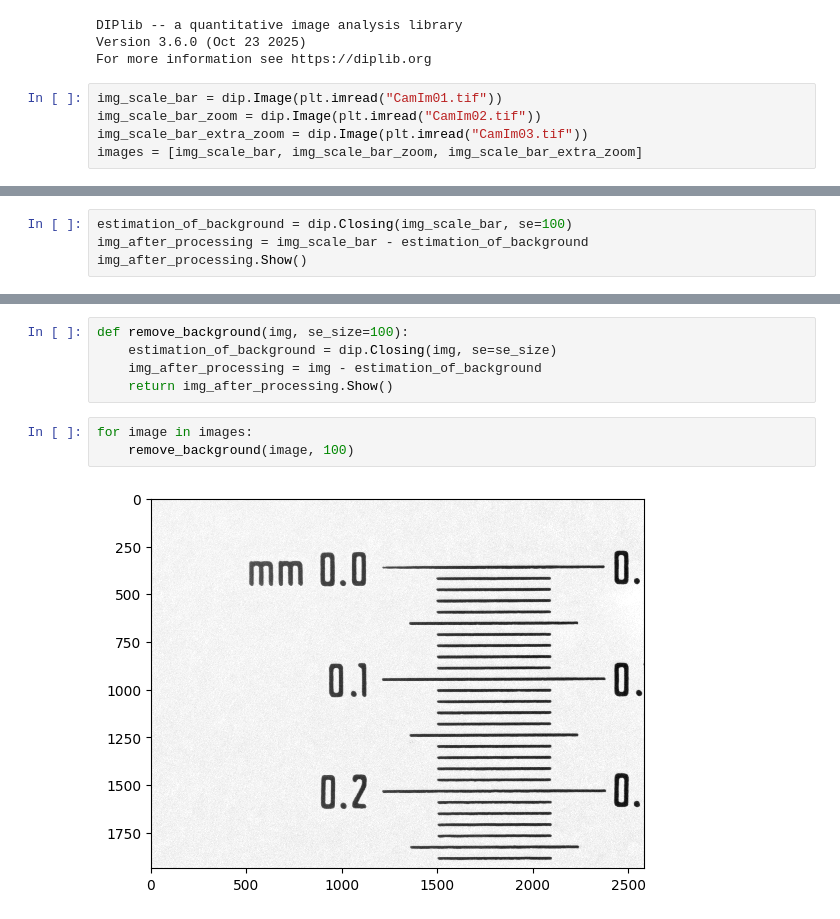
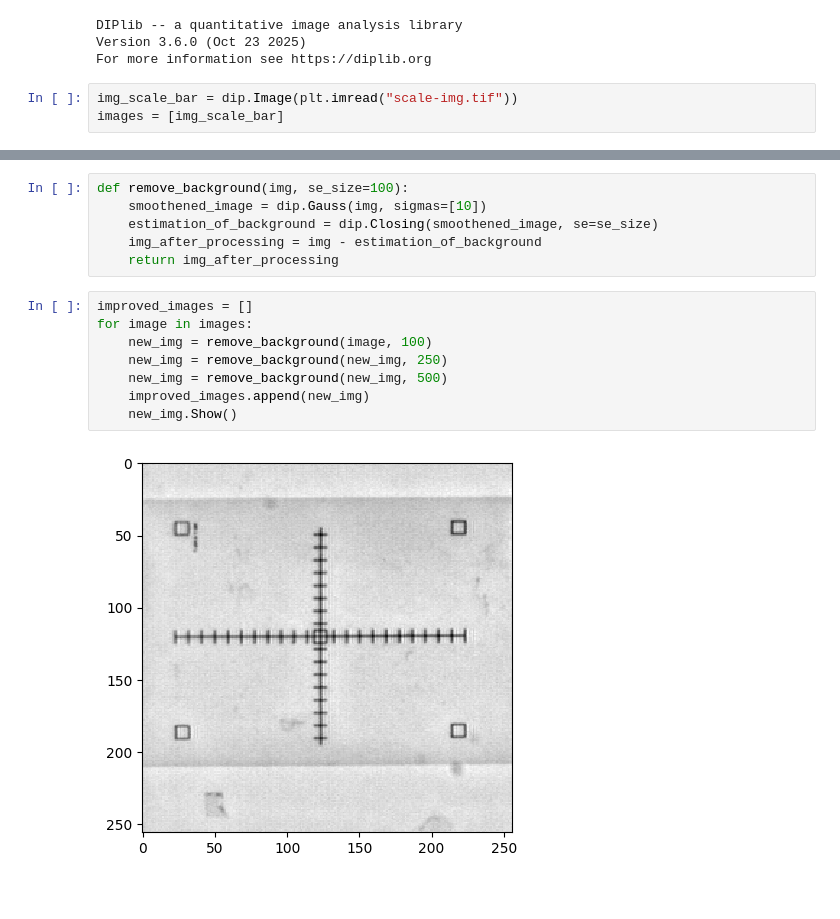
Before and after one commit to sheylle1/ImageAnalysis_Assignments, a Jupyter notebook: Assignment3/Assignment3_part2.ipynb, the cells around one changed output, grey strips where cells are left out. Saved outputs shown, nothing was run; the diff lists cells and outputs as text.

```diff
--- a/Assignment3/Assignment3_part2.ipynb
+++ b/Assignment3/Assignment3_part2.ipynb
@@ -8,10 +8,8 @@ DIPlib -- a quantitative image analysis library
 Version 3.6.0 (Oct 23 2025)
 For more information see https://diplib.org
 # %%
-img_scale_bar = dip.Image(plt.imread("CamIm01.tif"))
-img_scale_bar_zoom = dip.Image(plt.imread("CamIm02.tif"))
-img_scale_bar_extra_zoom = dip.Image(plt.imread("CamIm03.tif"))
-images = [img_scale_bar, img_scale_bar_zoom, img_scale_bar_extra_zoom]
+img_scale_bar = dip.Image(plt.imread("scale-img.tif"))
+images = [img_scale_bar]
 # %%
 img_scale_bar.Show()
 # %% [output]
@@ -19,4 +16,0 @@ img_scale_bar.Show()
-# %%
-estimation_of_background = dip.Closing(img_scale_bar, se=100)
-img_after_processing = img_scale_bar - estimation_of_background
-img_after_processing.Show()
@@ -25,10 +17,16 @@ img_after_processing.Show()
 # %%
 def remove_background(img, se_size=100):
-	estimation_of_background = dip.Closing(img, se=se_size)
+	smoothened_image = dip.Gauss(img, sigmas=[10])
+	estimation_of_background = dip.Closing(smoothened_image, se=se_size)
 	img_after_processing = img - estimation_of_background
-	return img_after_processing.Show()
+	return img_after_processing
 # %%
+improved_images = []
 for image in images:
-	remove_background(image, 100)
+	new_img = remove_background(image, 100)
+	new_img = remove_background(new_img, 250)
+	new_img = remove_background(new_img, 500)
+	improved_images.append(new_img)
+	new_img.Show()
 # %% [output]
-[figure, old version]
+[figure, new version]
```
Also changed, not shown: parts of 6 cells of this notebook.
